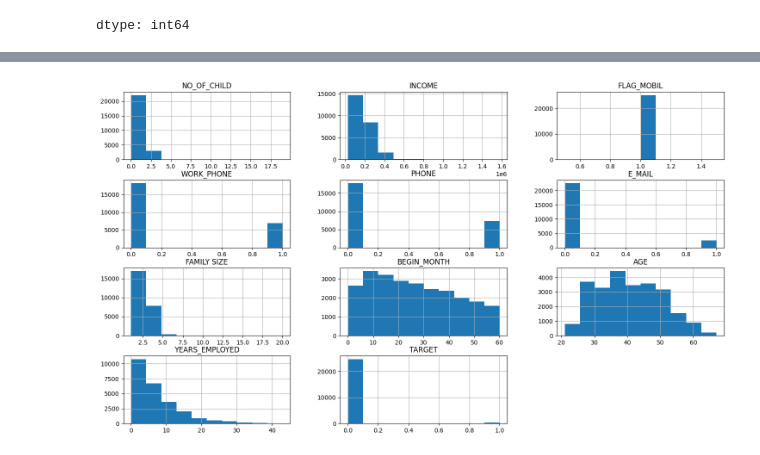
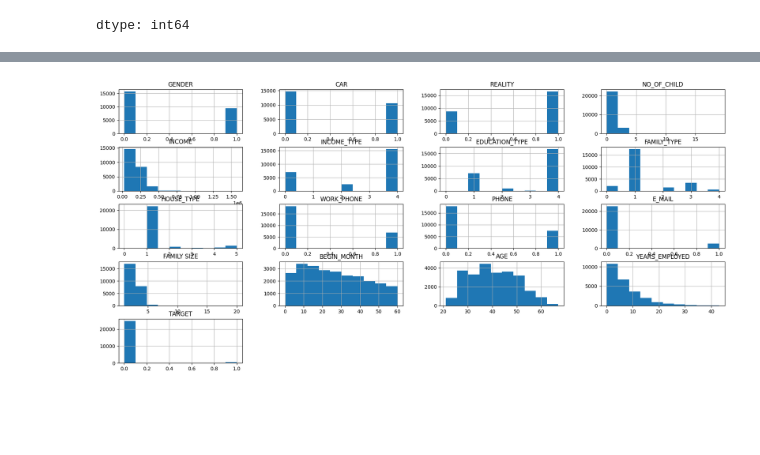
Before and after one commit to HarshGujarathi7/Data-Science-in-Finance--Independent-Study, a Jupyter notebook: Fraud_Detection_Data_Paper.ipynb, the cells around one changed output, grey strips where cells are left out. Cells and saved outputs as stored; diff of their text form; code cells hidden in the pictures; blank space fills up the shorter version.

```diff
--- a/Fraud_Detection_Data_Paper.ipynb
+++ b/Fraud_Detection_Data_Paper.ipynb
@@ -71,0 +114,9 @@ dtype: int64
+# %%
+label_mappings = {}
+
+for col in ds3.select_dtypes(include=['object']).columns:
+    le = LabelEncoder()
+    ds3[col] = le.fit_transform(ds3[col])
+    label_mappings[col] = dict(zip(le.classes_, le.transform(le.classes_)))
+
+print(label_mappings)
@@ -72,8 +145,8 @@ dtype: int64
 # %%
-ds3.hist(figsize=(18,10))
+ds3.hist(figsize=(22,10))
 plt.show()
 # %% [output]
-[figure, old version]
+[figure, new version]
 # %%
 plt.figure(figsize=(10,8))
 sns.heatmap(ds3.corr(),cmap="Blues",annot=True,fmt='.2f')
```
Also changed, not shown: parts of 18 cells of this notebook.
